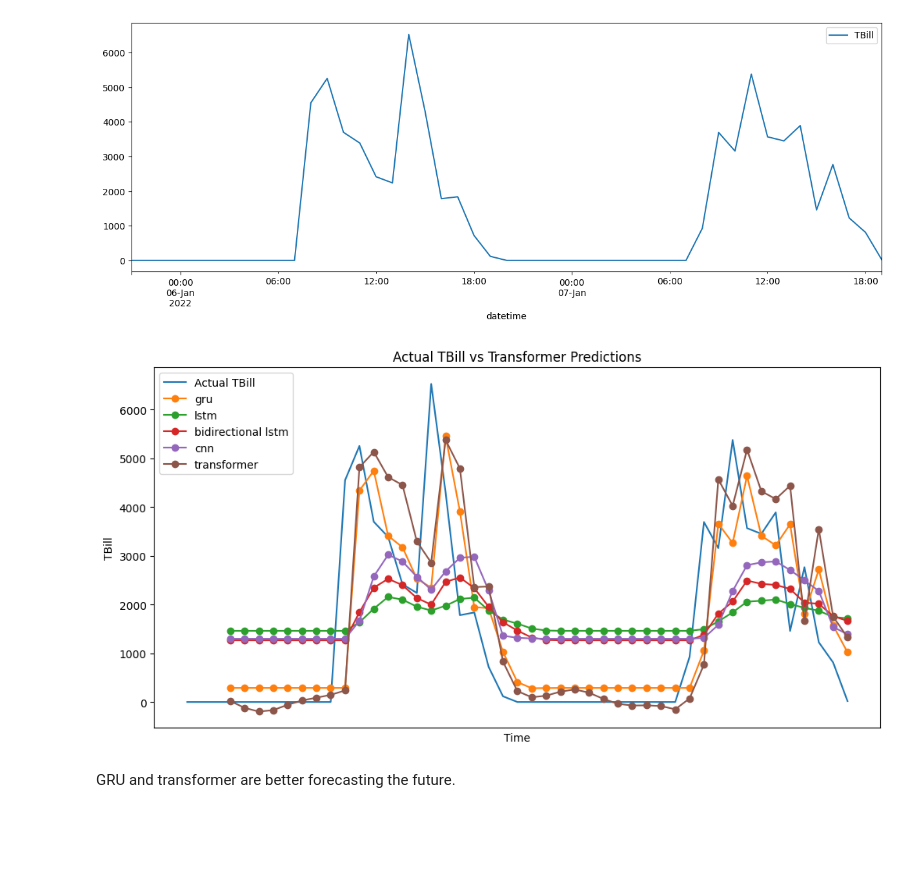
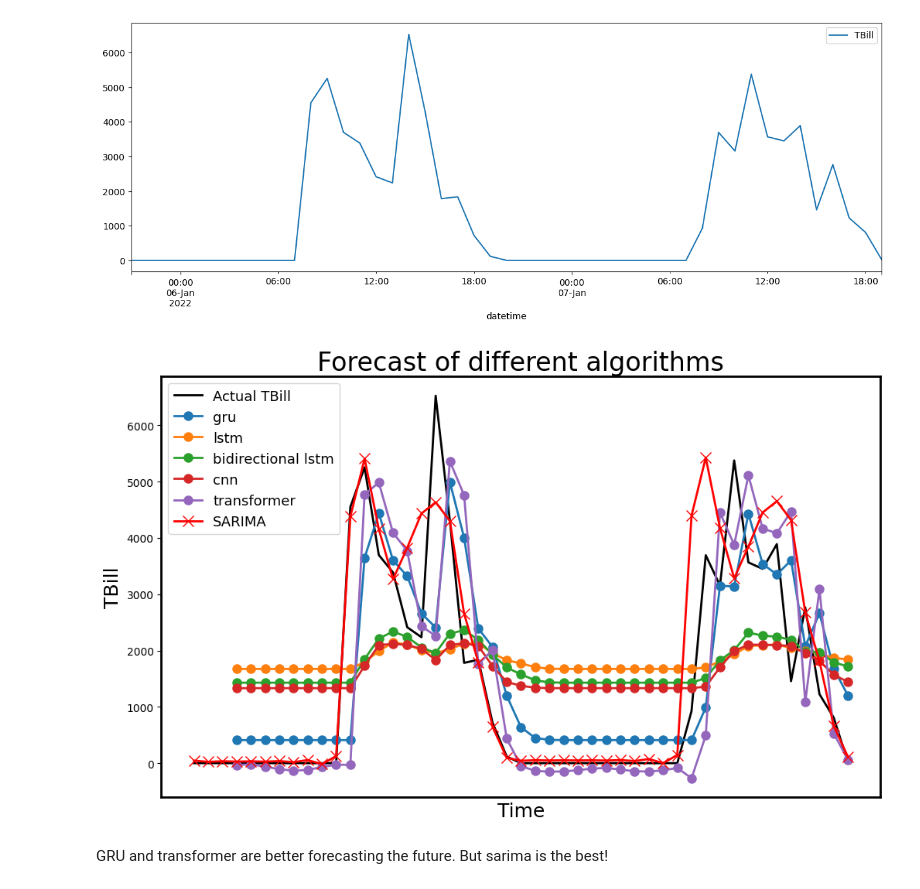
Before and after one commit to tayyibgondal/Parking_Management_using_Predictive_Learning, a Jupyter notebook: 3. Revenue Prediction using ML Code/Revision/Comparison.ipynb, the cells around one changed output. Saved outputs shown, nothing was run; the diff lists cells and outputs as text; code cells hidden in the pictures; blank space fills up the shorter version.

Commit message:
Add prediction results (graphs)

```diff
--- a/3. Revenue Prediction using ML Code/Revision/Comparison.ipynb
+++ b/3. Revenue Prediction using ML Code/Revision/Comparison.ipynb
@@ -578,7 +638,7 @@ model_dict = {
     'lstm': lstm_model,
     'bidirectional lstm': b_lstm_model,
     'cnn': cnn_model,
-    'transformer': transformer_model
+    'transformer': transformer_model,
 }
 rmse_of_models = {}
 
@@ -601,6 +661,12 @@ def evaluator(model_name, model):
 for model_name, model in model_dict.items():
     evaluator(model_name, model)
 
+# Special treatment for SARIMA MODEL
+# getting evaluation on test set
+predicted_ts_sarima = sarima_model.predict(df_test.index[0], df_test.index[-1])
+rmse_sarima = np.sqrt(np.mean((np.array(predicted_ts_sarima).reshape(-1, 1) - np.array(df_test['TBill']).reshape(-1, 1))**2))
+rmse_of_models['sarima'] = rmse_sarima
+
 # Print results
 for model_name, model in rmse_of_models.items():
     print(model_name, ':', model)
@@ -661,6 +728,12 @@ def evaluator(model_name, model):
 for model_name, model in model_dict.items():
     evaluator(model_name, model)
 
+# Special treatment for SARIMA model
+predicted_ts_sarima = sarima_model.predict(df_test.index[0], df_test.index[-1])
+# Calculate R2 score
+r2_sarima = r2_score(df_test['TBill'], predicted_ts_sarima)
+r2_scores_of_models['sarima'] = r2_sarima
+
 # Print results
 for model_name, model in r2_scores_of_models.items():
     print(model_name, ':', model)
@@ -674,7 +747,7 @@ sorted_r2_scores_of_models = dict(sorted(r2_scores_of_models.items(), key=lambda
 
 # Plotting the bar chart
 plt.figure(figsize=(10, 6))
-plt.bar(sorted_r2_scores_of_models.keys(), sorted_r2_scores_of_models.values(), color='lightcoral')
+plt.bar(sorted_r2_scores_of_models.keys(), sorted_r2_scores_of_models.values(), color='red')
 plt.xlabel('Model')
 plt.ylabel('R-squared (R²) Score')
 plt.title('R-squared (R²) Score Comparison of Models')
@@ -702,42 +776,52 @@ df_test.plot(figsize=(15, 5))
 <Axes: xlabel='datetime'>
 [figure]
 # %%
-# PLOTTING COMPARISON
 import matplotlib.pyplot as plt
 import matplotlib.dates as mdates
 
+def plot_sarima_predictions():
+    predicted_ts.plot(figsize=(12, 8), label='SARIMA', color='red', marker='x', markersize=10, linewidth=2)  # Adjusted marker size and linewidth
+
 def plot_predictions(model_name, model):
-  model.eval()
-  all_predictions = []
-  with torch.no_grad():
-      for batch in test_loader:
-          x_batch, y_batch = batch
-          x_batch = x_batch.to(device)
-          outputs = model(x_batch)
-          all_predictions.extend(outputs.squeeze().tolist())
-  # Convert predictions to original scale
-  all_predictions = scaler.inverse_transform(np.array(all_predictions).reshape(-1, 1))
-  # Plotting Transformer predictions
-  plt.plot(df_test.index[SEQUENCE_SIZE:], all_predictions, label=model_name, marker='o')
+    model.eval()
+    all_predictions = []
+    with torch.no_grad():
+        for batch in test_loader:
+            x_batch, y_batch = batch
+            x_batch = x_batch.to(device)
+            outputs = model(x_batch)
+            all_predictions.extend(outputs.squeeze().tolist())
+    # Convert predictions to original scale
+    all_predictions = scaler.inverse_transform(np.array(all_predictions).reshape(-1, 1))
+    # Plotting Transformer predictions
+    plt.plot(df_test.index[SEQUENCE_SIZE:], all_predictions, label=model_name, marker='o', markersize=8, linewidth=2)  # Adjusted marker size and linewidth
 
 # Plotting the actual bill data
-plt.figure(figsize=(12, 6))
-plt.plot(df_test.index, scaler.inverse_transform(np.array(bill_test).reshape(-1, 1)), label='Actual TBill')
+plt.figure(figsize=(14, 7))  # Adjusted figure size
+plt.plot(df_test.index, scaler.inverse_transform(np.array(bill_test).reshape(-1, 1)), label='Actual TBill', color='black', linewidth=2)  # Adjusted linewidth
 
+# Plotting predicted results
 for model_name, model in model_dict.items():
     plot_predictions(model_name, model)
+plot_sarima_predictions()
 
 # Formatting the plot
-plt.title('Actual TBill vs Transformer Predictions')
-plt.xlabel('Time')
-plt.ylabel('TBill')
-plt.legend()
+plt.title('Forecast of different algorithms', fontsize=24)  # Adjusted title font size
+plt.xlabel('Time', fontsize=18)  # Adjusted x-axis label font size
+plt.ylabel('TBill', fontsize=18)  # Adjusted y-axis label font size
+plt.legend(fontsize=13, loc='upper left')  # Adjusted legend font size
 plt.gca().xaxis.set_major_locator(mdates.YearLocator())
 plt.gca().xaxis.set_major_formatter(mdates.DateFormatter('%Y'))
 
+# Adjusted axis thickness
+plt.gca().spines['top'].set_linewidth(2)
+plt.gca().spines['right'].set_linewidth(2)
+plt.gca().spines['bottom'].set_linewidth(2)
+plt.gca().spines['left'].set_linewidth(2)
+
 # Display the plot
 plt.show()
 # %% [output]
-[figure, old version]
+[figure, new version]
 # %% [markdown]
-GRU and transformer are better forecasting the future.
+GRU and transformer are better forecasting the future. But sarima is the best!
```
Also changed, not shown: parts of 13 cells of this notebook, 2 other files.
